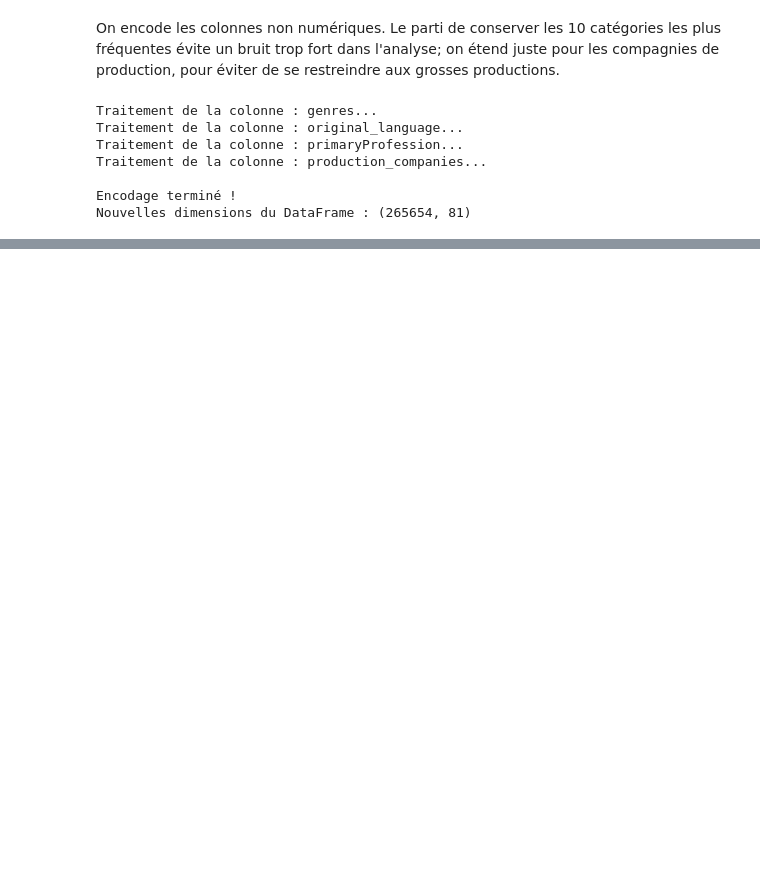
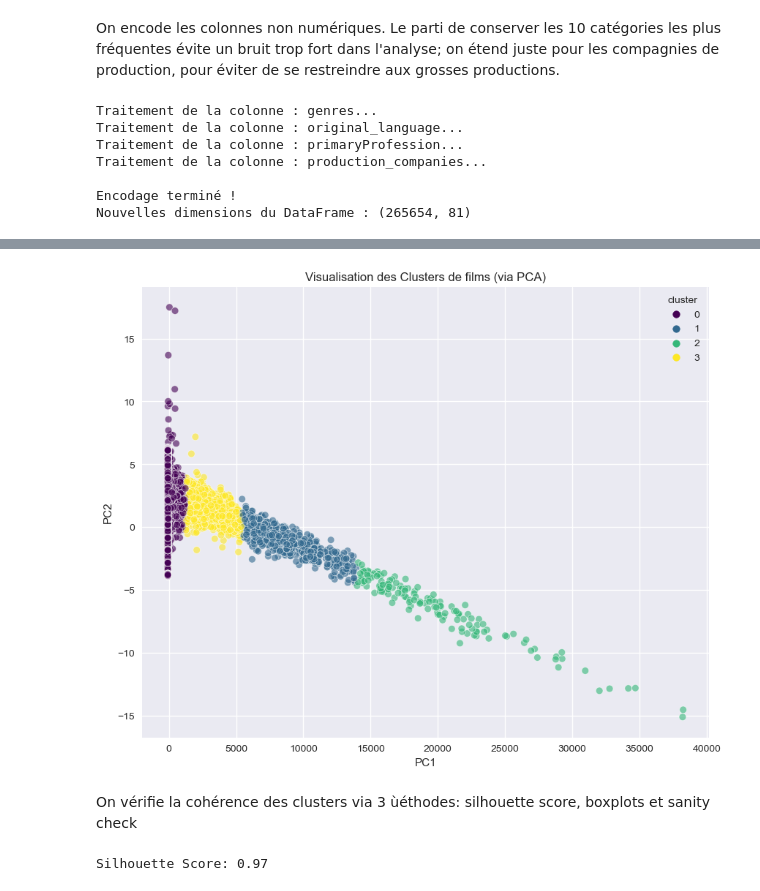
Before and after one commit to enzo-joly/projet_python_films, a Jupyter notebook: Data analysis/analysis_IMDB_ratings.ipynb, the cells around one changed output, grey strips where cells are left out. Cells and saved outputs as stored; diff of their text form; code cells hidden in the pictures; blank space fills up the shorter version.

```diff
--- a/Data analysis/analysis_IMDB_ratings.ipynb
+++ b/Data analysis/analysis_IMDB_ratings.ipynb
@@ -507,0 +698,27 @@ Nouvelles dimensions du DataFrame : (265654, 81)
+# %%
+from sklearn.decomposition import PCA
+
+# Réduction de dimension à 2 composantes
+pca = PCA(n_components=2)
+X_pca = pca.fit_transform(X)
+
+# Création d'un petit DF temporaire pour le plot
+df_pca = pd.DataFrame(data=X_pca, columns=['PC1', 'PC2'])
+df_pca['cluster'] = clusters
+
+# Plot
+plt.figure(figsize=(10, 8))
+sns.scatterplot(x='PC1', y='PC2', hue='cluster', data=df_pca, palette='viridis', alpha=0.6)
+plt.title('Visualisation des Clusters de films (via PCA)')
+plt.show()
+# %% [output]
+[figure, added]
+# %% [markdown]
+On vérifie la cohérence des clusters via 3 ùéthodes: silhouette score, boxplots et sanity check
+# %%
+from sklearn.metrics import silhouette_score
+
+score = silhouette_score(X, kmeans.labels_)
+print(f"Silhouette Score: {score:.2f}")
+# %% [output]
+Silhouette Score: 0.97
```
Also changed, not shown: parts of 14 cells of this notebook.
